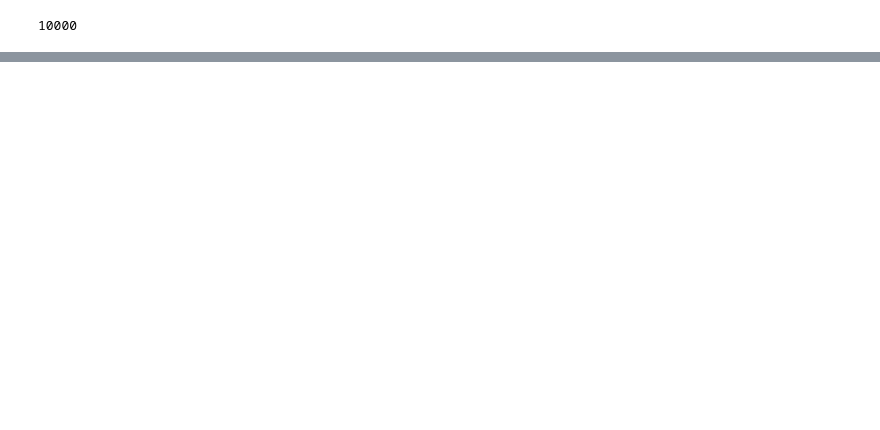
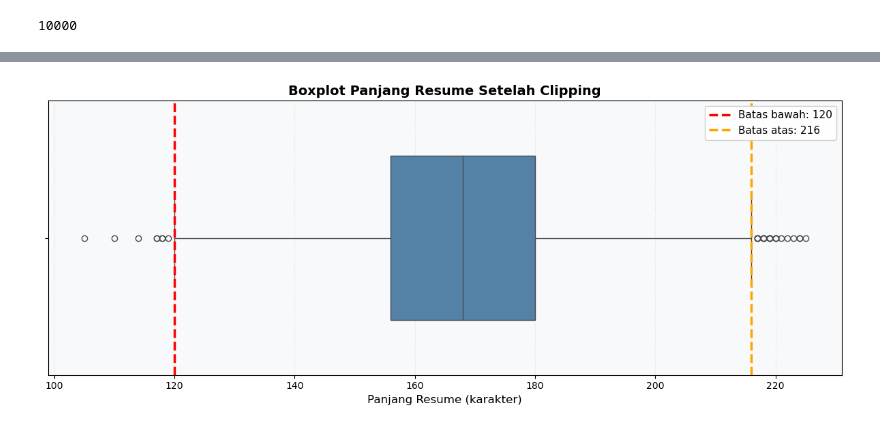
Before and after one commit to EsterButar-Butar/StepUp, a Jupyter notebook: notebook.ipynb, the cells around one changed output, grey strips where cells are left out. Drawn from its saved outputs; the diff is of its cells as text; code cells hidden in the pictures; blank space fills up the shorter version.

```diff
--- a/notebook.ipynb
+++ b/notebook.ipynb
@@ -269,0 +389,3 @@ merged_df.to_csv("cleaned_dataset.csv", index=False)
+# %%
+# Hitung panjang teks resume (dalam karakter)
+merged_df['resume_len'] = merged_df['resume_text'].apply(lambda x: len(x))
@@ -269,0 +416,5 @@ merged_df.to_csv("cleaned_dataset.csv", index=False)
+# %%
+merged_df['skills_count'] = merged_df['skills'].apply(len)
+group_job = merged_df.groupby('job_role')[['resume_len', 'skills_count']].mean()
+
+print(group_job.sort_values(by='skills_count', ascending=False).head())
@@ -269,0 +502,82 @@ merged_df.to_csv("cleaned_dataset.csv", index=False)
+# %%
+# ============================================================
+# Visualisasi Outlier — Boxplot Resume Length (HORIZONTAL)
+# ============================================================
+import pandas as pd
+import numpy as np
+import matplotlib.pyplot as plt
+import seaborn as sns
+
+# ============================================================
+# Pastikan data sudah tersedia
+# ============================================================
+# Jika belum ada, load atau generate data sample
+# merged_df = pd.read_csv('your_data.csv')
+
+# ============================================================
+# Hitung IQR untuk menentukan batas outlier
+# ============================================================
+Q1 = merged_df['resume_len'].quantile(0.25)
+Q3 = merged_df['resume_len'].quantile(0.75)
+IQR = Q3 - Q1
+
+lower_bound = Q1 - 1.5 * IQR
+upper_bound = Q3 + 1.5 * IQR
+
+print(f"Q1: {Q1:.0f}")
+print(f"Q3: {Q3:.0f}")
+print(f"IQR: {IQR:.0f}")
+print(f"Batas bawah: {lower_bound:.0f}")
+print(f"Batas atas: {upper_bound:.0f}")
+
+# ============================================================
+# VISUALISASI BOXPLOT HORIZONTAL
+# ============================================================
+fig, ax = plt.subplots(figsize=(12, 5))
+
+# Boxplot HORIZONTAL (gunakan parameter 'x' bukan 'y')
+sns.boxplot(x=merged_df['resume_len'], color="steelblue", ax=ax, width=0.6)
+
+# Garis batas outlier VERTIKAL (karena boxplot horizontal)
+ax.axvline(lower_bound, color='red', linestyle='--', linewidth=2.5,
+           label=f'Batas bawah: {lower_bound:.0f}')
+ax.axvline(upper_bound, color='orange', linestyle='--', linewidth=2.5,
+           label=f'Batas atas: {upper_bound:.0f}')
+
+# Judul dan label
+ax.set_title("Boxplot Panjang Resume Setelah Clipping", fontsize=14, fontweight='bold')
+ax.set_xlabel("Panjang Resume (karakter)", fontsize=12)
+
+# Grid untuk kemudahan membaca
+ax.grid(axis='x', alpha=0.3, linestyle=':')
+
+# Legend
+ax.legend(loc='upper right', fontsize=11, framealpha=0.95)
+
+# Set background
+ax.set_facecolor('#f8f9fa')
+fig.patch.set_facecolor('white')
+
+plt.tight_layout()
+plt.show()
+
+# ============================================================
+# INFORMASI OUTLIER
+# ============================================================
+outliers = merged_df[(merged_df['resume_len'] < lower_bound) |
+                      (merged_df['resume_len'] > upper_bound)]
+
+print(f"\n{'='*60}")
+print(f"📊 ANALISIS OUTLIER")
+print(f"{'='*60}")
+print(f"Total data: {len(merged_df)}")
+print(f"Jumlah outlier: {len(outliers)}")
+print(f"Persentase outlier: {len(outliers)/len(merged_df)*100:.2f}%")
+print(f"\n📈 STATISTIK DESKRIPTIF:")
+print(f"Min: {merged_df['resume_len'].min():.0f}")
+print(f"Max: {merged_df['resume_len'].max():.0f}")
+print(f"Mean: {merged_df['resume_len'].mean():.2f}")
+print(f"Median: {merged_df['resume_len'].median():.0f}")
+print(f"Std Dev: {merged_df['resume_len'].std():.2f}")
+print(f"{'='*60}\n")
+# %% [output]
@@ -269,0 +589 @@ merged_df.to_csv("cleaned_dataset.csv", index=False)
+[figure, added]
```
Also changed, not shown: parts of 42 cells of this notebook.
